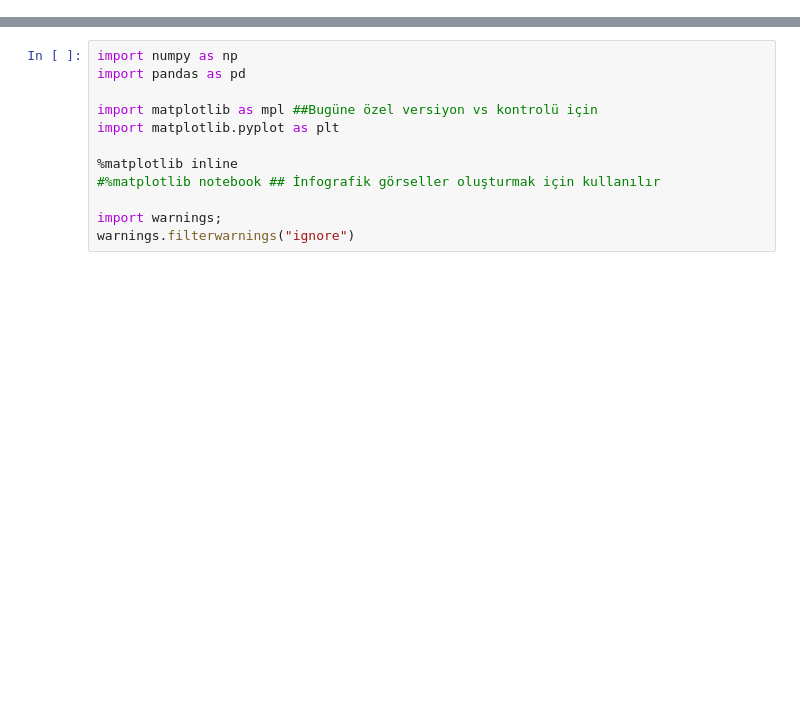
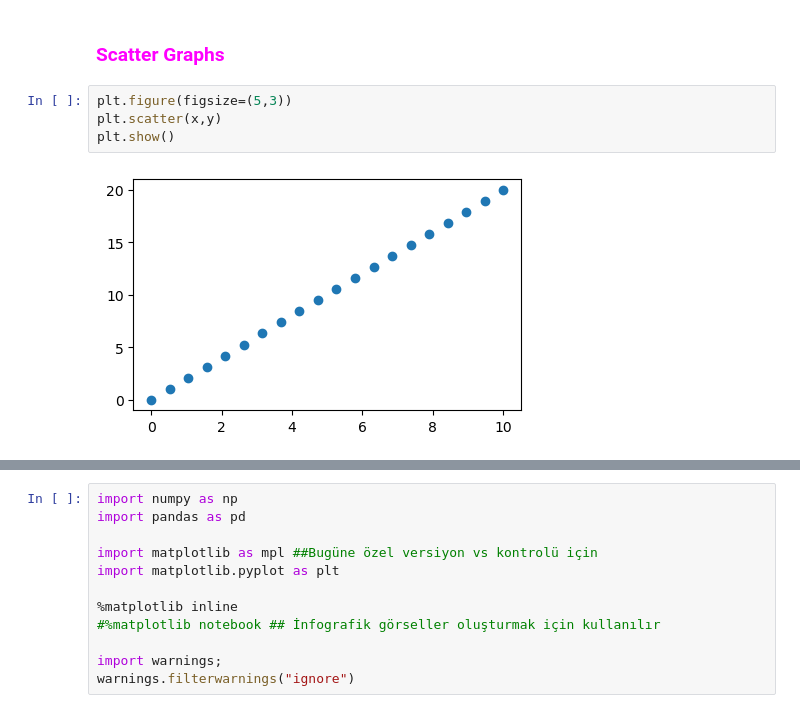
Before and after one commit to Duygu-Jones/SQL, a Jupyter notebook: 07-DATA VISUALIZATION - MATPLOTLIB/Matplotlib1 _01-04-05-06 April 2024.ipynb, the cells around one changed output, grey strips where cells are left out. Saved outputs shown, nothing was run; the diff lists cells and outputs as text; blank space fills up the shorter version.

```diff
--- a/07-DATA VISUALIZATION - MATPLOTLIB/Matplotlib1 _01-04-05-06 April 2024.ipynb
+++ b/07-DATA VISUALIZATION - MATPLOTLIB/Matplotlib1 _01-04-05-06 April 2024.ipynb
@@ -4,0 +49,8 @@
+# %% [markdown]
+### <font color='Magenta'> <b> Scatter Graphs</b><font color='black'>
+# %%
+plt.figure(figsize=(5,3))
+plt.scatter(x,y)
+plt.show()
+# %% [output]
+[figure, added]
```
Also changed, not shown: parts of 40 cells of this notebook, 7 other files.
